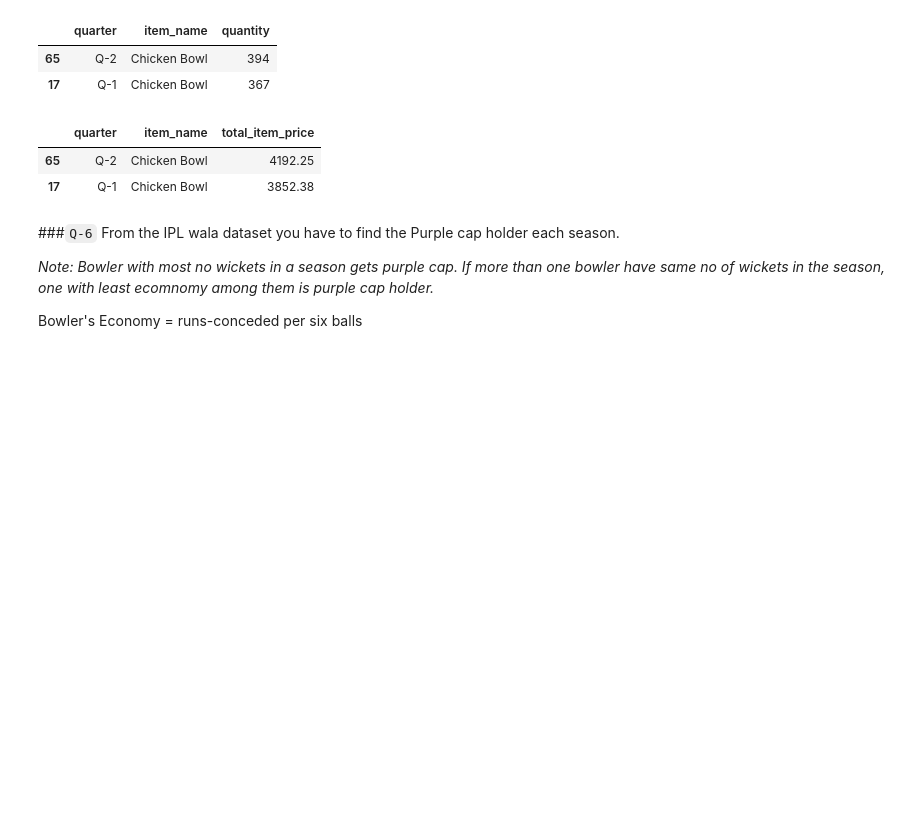
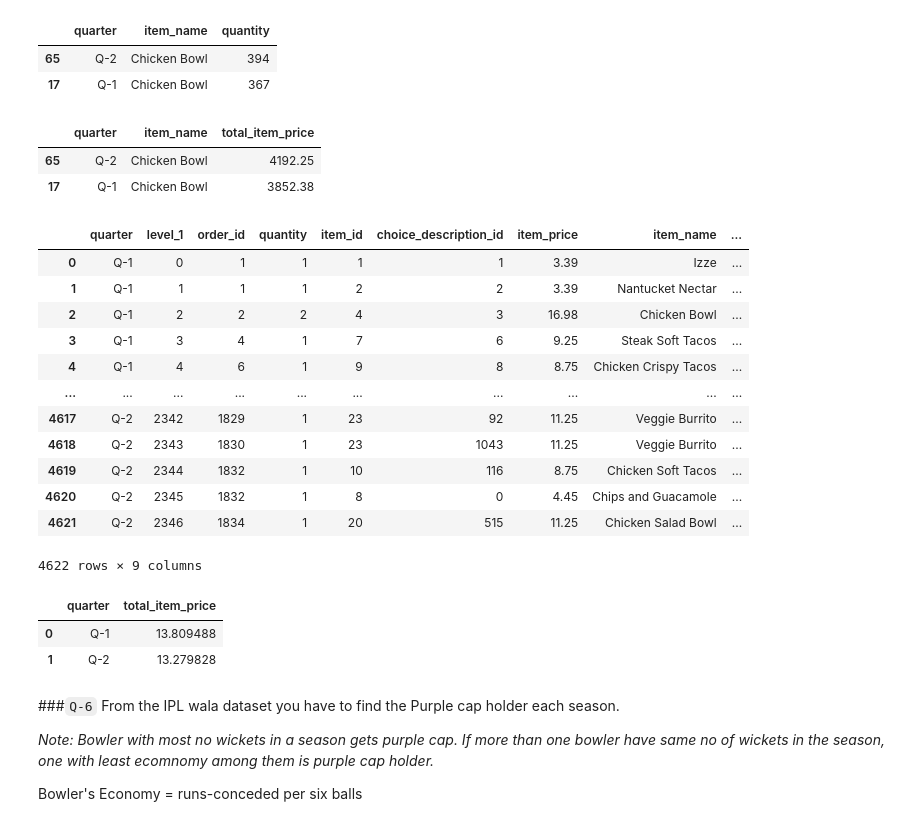
Before and after one commit to gmohite7/machine-learning, a Jupyter notebook: Week 07 Pandas Advanced/session_20_task.ipynb, the cells around one changed output. Saved outputs shown, nothing was run; the diff lists cells and outputs as text; code cells hidden in the pictures; blank space fills up the shorter version.

```diff
--- a/Week 07 Pandas Advanced/session_20_task.ipynb
+++ b/Week 07 Pandas Advanced/session_20_task.ipynb
@@ -85,8 +85,29 @@ new_df.groupby(["quarter", "item_name"], as_index = False)["total_item_price"].s
 |  | quarter | item_name | total_item_price |
 | 65 | Q-2 | Chicken Bowl | 4192.25 |
 | 17 | Q-1 | Chicken Bowl | 3852.38 |
+# %%
+new_df
+# %% [output]
+|  | quarter | level_1 | order_id | quantity | item_id | choice_description_id | item_price | item_name | ... |
+| 0 | Q-1 | 0 | 1 | 1 | 1 | 1 | 3.39 | Izze | ... |
+| 1 | Q-1 | 1 | 1 | 1 | 2 | 2 | 3.39 | Nantucket Nectar | ... |
+| 2 | Q-1 | 2 | 2 | 2 | 4 | 3 | 16.98 | Chicken Bowl | ... |
+| 3 | Q-1 | 3 | 4 | 1 | 7 | 6 | 9.25 | Steak Soft Tacos | ... |
+| 4 | Q-1 | 4 | 6 | 1 | 9 | 8 | 8.75 | Chicken Crispy Tacos | ... |
+| ... | ... | ... | ... | ... | ... | ... | ... | ... | ... |
+| 4617 | Q-2 | 2342 | 1829 | 1 | 23 | 92 | 11.25 | Veggie Burrito | ... |
+| 4618 | Q-2 | 2343 | 1830 | 1 | 23 | 1043 | 11.25 | Veggie Burrito | ... |
+| 4619 | Q-2 | 2344 | 1832 | 1 | 10 | 116 | 8.75 | Chicken Soft Tacos | ... |
+| 4620 | Q-2 | 2345 | 1832 | 1 | 8 | 0 | 4.45 | Chips and Guacamole | ... |
+| 4621 | Q-2 | 2346 | 1834 | 1 | 20 | 515 | 11.25 | Chicken Salad Bowl | ... |
+4622 rows × 9 columns
 # %%
 # 5. Find out avg order price of each quarter.
+new_df.groupby(["quarter", "order_id"], as_index = False)["total_item_price"].sum().groupby("quarter", as_index = False)["total_item_price"].mean()
+# %% [output]
+|  | quarter | total_item_price |
+| 0 | Q-1 | 13.809488 |
+| 1 | Q-2 | 13.279828 |
 # %% [markdown]
 ###`Q-6` From the IPL wala dataset you have to find the Purple cap holder each season.
 
```
Also changed, not shown: parts of 19 cells of this notebook, 7 other files.
